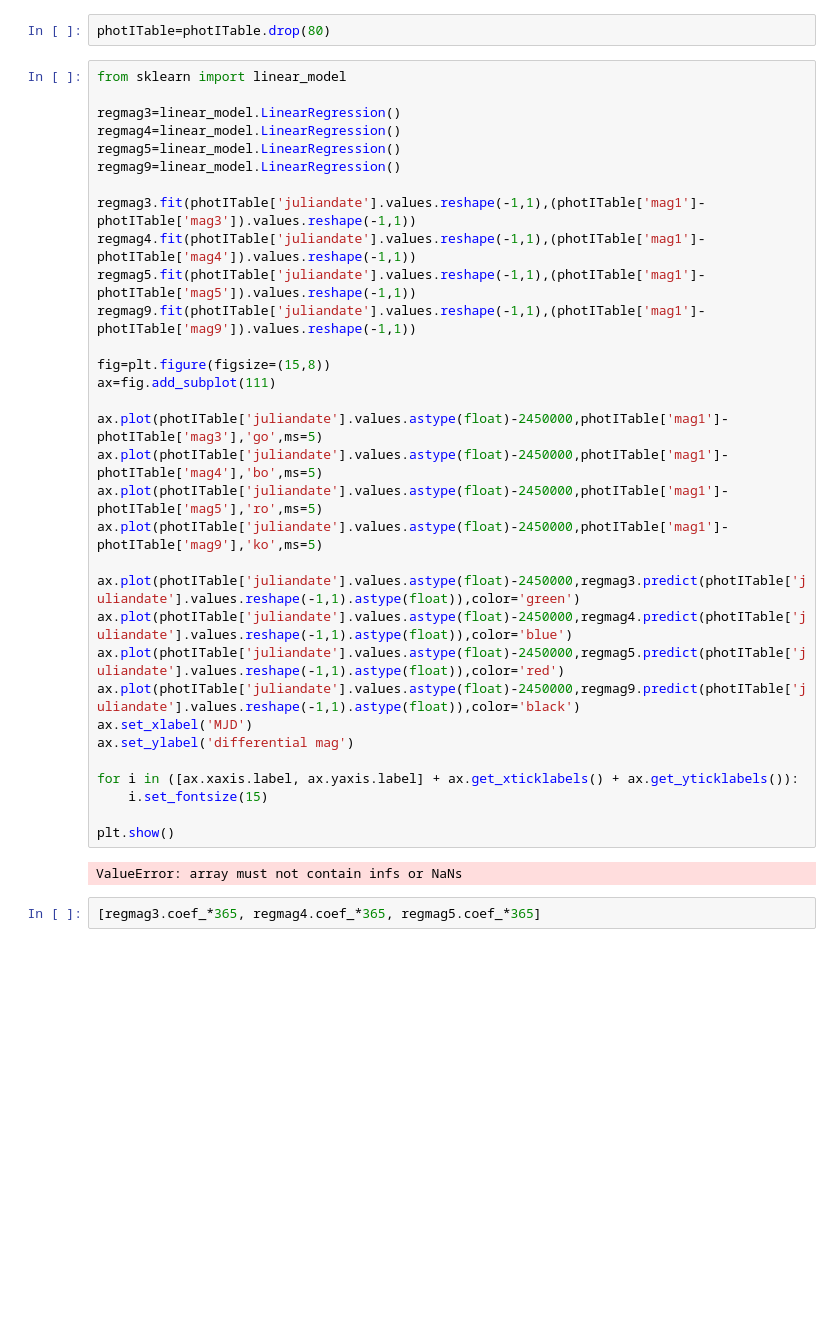
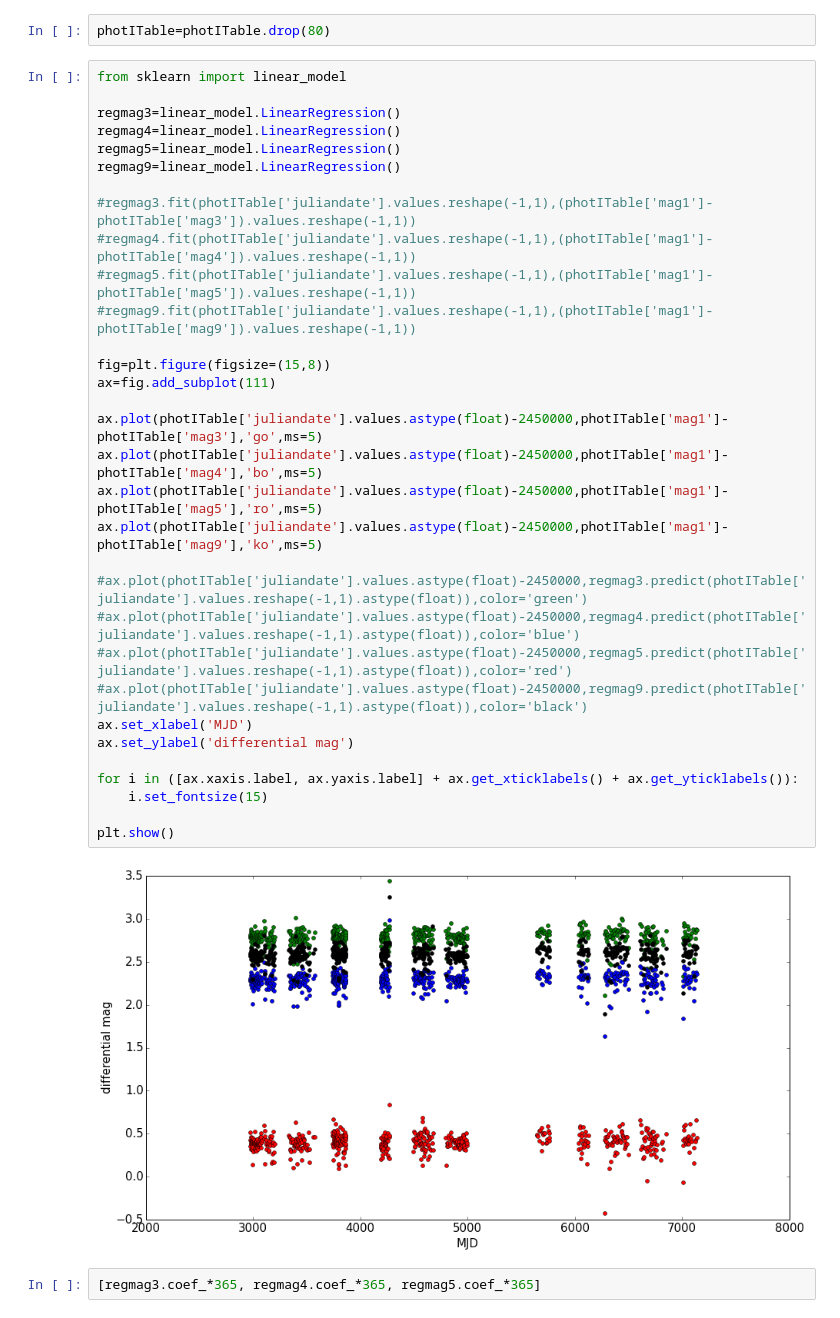
Before and after one commit to ih64/NovaMusca, a Jupyter notebook: NovaMuscaCalibration.v3.ipynb, the cells around one changed output. Saved outputs shown, nothing was run; the diff lists cells and outputs as text; blank space fills up the shorter version.

```diff
--- a/NovaMuscaCalibration.v3.ipynb
+++ b/NovaMuscaCalibration.v3.ipynb
@@ -483,37 +483,37 @@ photITable=photITable.drop(80)
 # %%
 from sklearn import linear_model
 
 regmag3=linear_model.LinearRegression()
 regmag4=linear_model.LinearRegression()
 regmag5=linear_model.LinearRegression()
 regmag9=linear_model.LinearRegression()
 
-regmag3.fit(photITable['juliandate'].values.reshape(-1,1),(photITable['mag1']-photITable['mag3']).values.reshape(-1,1))
-regmag4.fit(photITable['juliandate'].values.reshape(-1,1),(photITable['mag1']-photITable['mag4']).values.reshape(-1,1))
-regmag5.fit(photITable['juliandate'].values.reshape(-1,1),(photITable['mag1']-photITable['mag5']).values.reshape(-1,1))
-regmag9.fit(photITable['juliandate'].values.reshape(-1,1),(photITable['mag1']-photITable['mag9']).values.reshape(-1,1))
+#regmag3.fit(photITable['juliandate'].values.reshape(-1,1),(photITable['mag1']-photITable['mag3']).values.reshape(-1,1))
+#regmag4.fit(photITable['juliandate'].values.reshape(-1,1),(photITable['mag1']-photITable['mag4']).values.reshape(-1,1))
+#regmag5.fit(photITable['juliandate'].values.reshape(-1,1),(photITable['mag1']-photITable['mag5']).values.reshape(-1,1))
+#regmag9.fit(photITable['juliandate'].values.reshape(-1,1),(photITable['mag1']-photITable['mag9']).values.reshape(-1,1))
 
 fig=plt.figure(figsize=(15,8))
 ax=fig.add_subplot(111)
 
 ax.plot(photITable['juliandate'].values.astype(float)-2450000,photITable['mag1']-photITable['mag3'],'go',ms=5)
 ax.plot(photITable['juliandate'].values.astype(float)-2450000,photITable['mag1']-photITable['mag4'],'bo',ms=5)
 ax.plot(photITable['juliandate'].values.astype(float)-2450000,photITable['mag1']-photITable['mag5'],'ro',ms=5)
 ax.plot(photITable['juliandate'].values.astype(float)-2450000,photITable['mag1']-photITable['mag9'],'ko',ms=5)
 
-ax.plot(photITable['juliandate'].values.astype(float)-2450000,regmag3.predict(photITable['juliandate'].values.reshape(-1,1).astype(float)),color='green')
-ax.plot(photITable['juliandate'].values.astype(float)-2450000,regmag4.predict(photITable['juliandate'].values.reshape(-1,1).astype(float)),color='blue')
-ax.plot(photITable['juliandate'].values.astype(float)-2450000,regmag5.predict(photITable['juliandate'].values.reshape(-1,1).astype(float)),color='red')
-ax.plot(photITable['juliandate'].values.astype(float)-2450000,regmag9.predict(photITable['juliandate'].values.reshape(-1,1).astype(float)),color='black')
+#ax.plot(photITable['juliandate'].values.astype(float)-2450000,regmag3.predict(photITable['juliandate'].values.reshape(-1,1).astype(float)),color='green')
+#ax.plot(photITable['juliandate'].values.astype(float)-2450000,regmag4.predict(photITable['juliandate'].values.reshape(-1,1).astype(float)),color='blue')
+#ax.plot(photITable['juliandate'].values.astype(float)-2450000,regmag5.predict(photITable['juliandate'].values.reshape(-1,1).astype(float)),color='red')
+#ax.plot(photITable['juliandate'].values.astype(float)-2450000,regmag9.predict(photITable['juliandate'].values.reshape(-1,1).astype(float)),color='black')
 ax.set_xlabel('MJD')
 ax.set_ylabel('differential mag')
 
 for i in ([ax.xaxis.label, ax.yaxis.label] + ax.get_xticklabels() + ax.get_yticklabels()):
     i.set_fontsize(15)
 
 plt.show()
 # %% [output]
-ValueError: array must not contain infs or NaNs
+[figure, added]
 # %%
 [regmag3.coef_*365, regmag4.coef_*365, regmag5.coef_*365]
 # %% [output]
```
Also changed, not shown: parts of 7 cells of this notebook.
